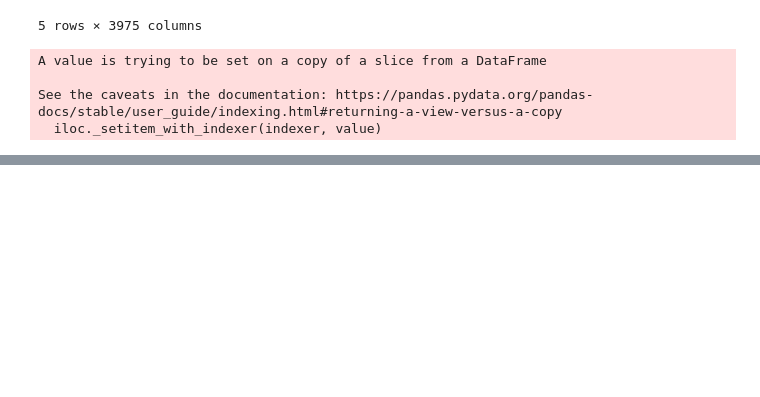
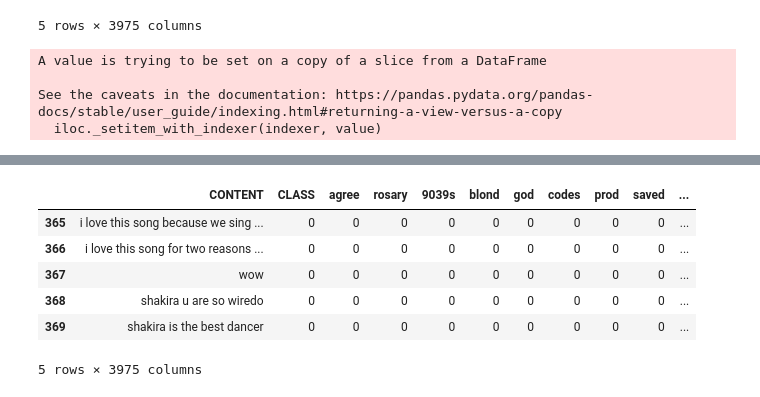
Before and after one commit to datarepresentation/spam-detector, a Jupyter notebook: spamDetector_EDA.ipynb, the cells around one changed output, grey strips where cells are left out. Cells and saved outputs as stored; diff of their text form; code cells hidden in the pictures; blank space fills up the shorter version.

```diff
--- a/spamDetector_EDA.ipynb
+++ b/spamDetector_EDA.ipynb
@@ -214,0 +223,10 @@ df.to_csv("df_clean.csv")
+# %%
+df.tail()
+# %% [output]
+|  | CONTENT | CLASS | agree | rosary | 9039s | blond | god | codes | prod | saved | ... |
+| 365 | i love this song because we sing ... | 0 | 0 | 0 | 0 | 0 | 0 | 0 | 0 | 0 | ... |
+| 366 | i love this song for two reasons ... | 0 | 0 | 0 | 0 | 0 | 0 | 0 | 0 | 0 | ... |
+| 367 | wow | 0 | 0 | 0 | 0 | 0 | 0 | 0 | 0 | 0 | ... |
+| 368 | shakira u are so wiredo | 0 | 0 | 0 | 0 | 0 | 0 | 0 | 0 | 0 | ... |
+| 369 | shakira is the best dancer | 0 | 0 | 0 | 0 | 0 | 0 | 0 | 0 | 0 | ... |
+5 rows × 3975 columns
```
Also changed, not shown: parts of 15 cells of this notebook.
